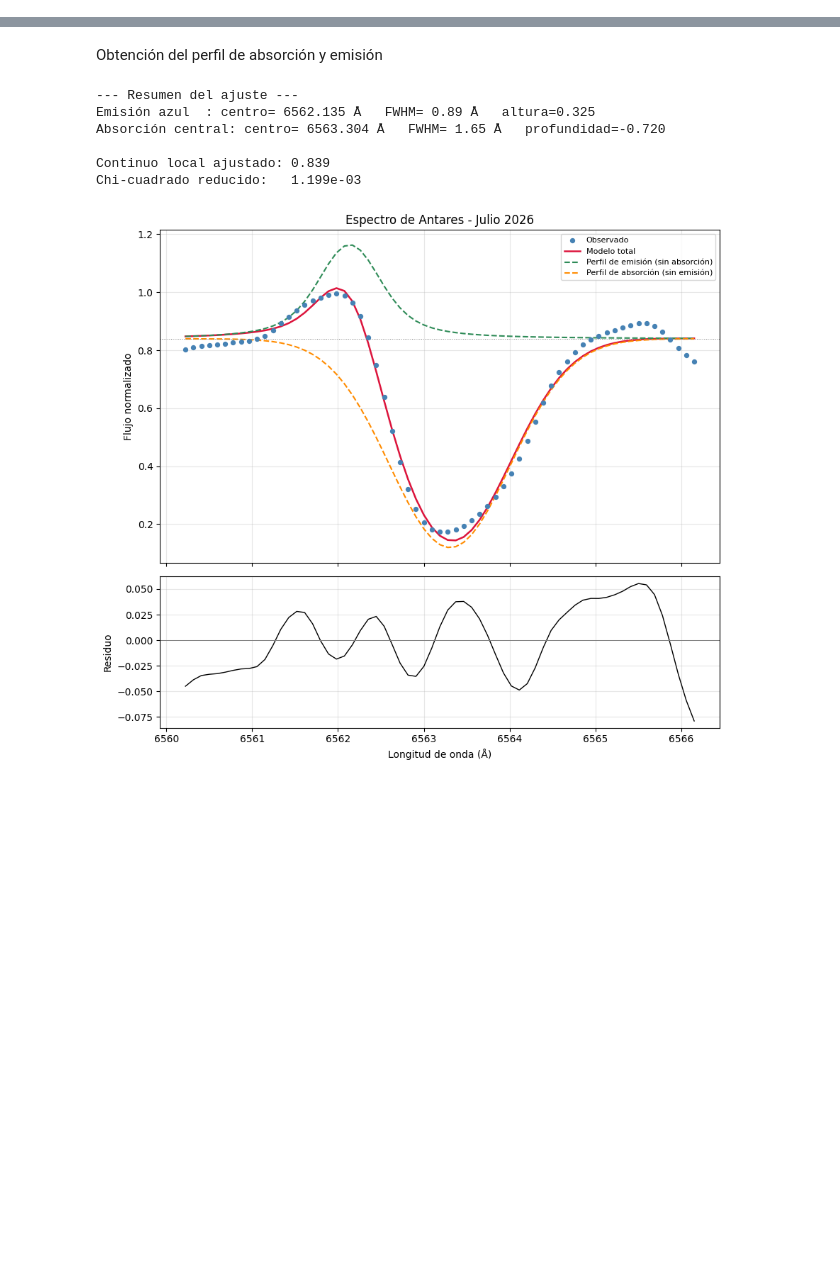
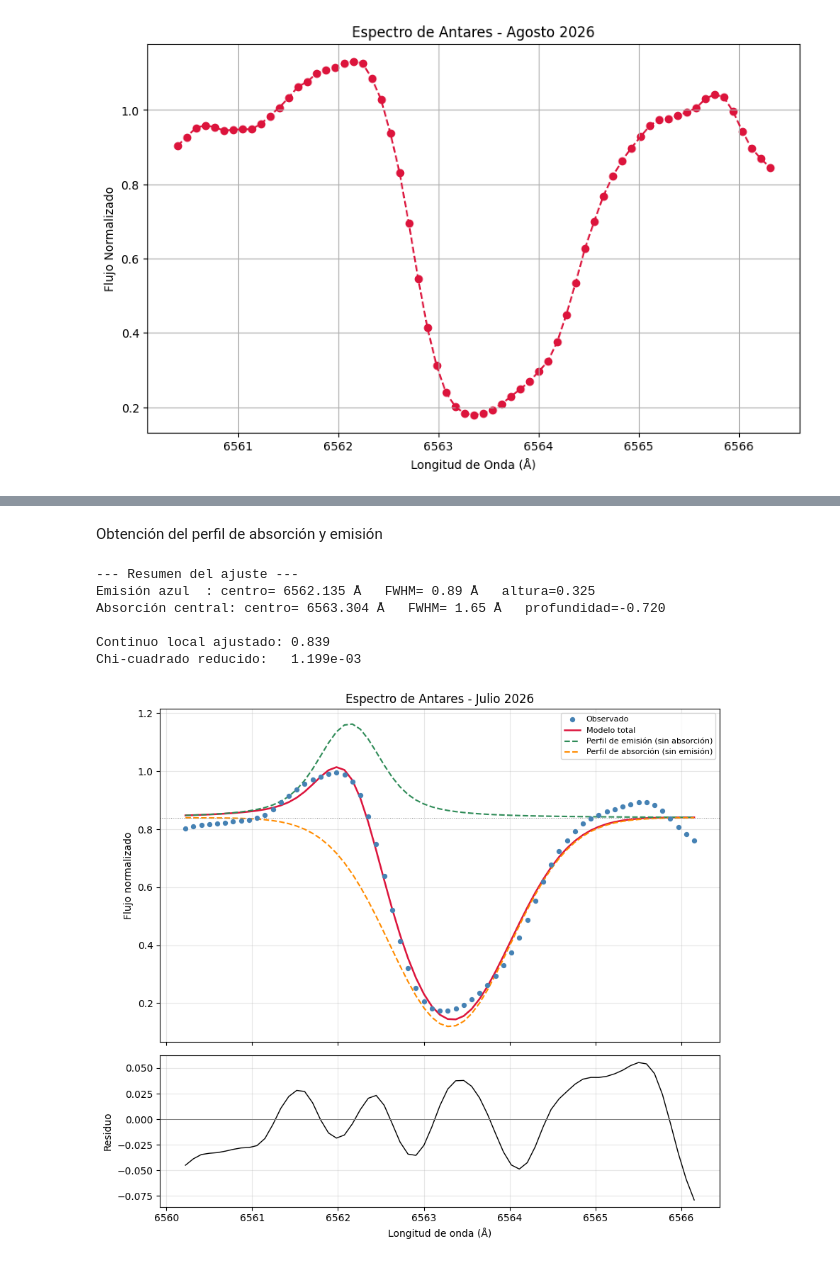
Before and after one commit to JessiDaniL/Tesis, a Jupyter notebook: Datos ESPARTACO/analisis_halpha_antares.ipynb, the cells around one changed output, grey strips where cells are left out. Saved outputs shown, nothing was run; the diff lists cells and outputs as text; code cells hidden in the pictures; blank space fills up the shorter version.

```diff
--- a/Datos ESPARTACO/analisis_halpha_antares.ipynb
+++ b/Datos ESPARTACO/analisis_halpha_antares.ipynb
@@ -58,0 +76,23 @@ plt.show()
+# %%
+pixeles_agosto = antares_agosto["pixel"].values
+flujo_agosto = antares_agosto["flujo normalizado"].values
+longitudes_observadas_agosto = 1.39394098683175e-18 * pixeles_agosto**6 - 6.58044383788171E-15*pixeles_agosto**5 + 1.16354508506345E-11*pixeles_agosto**4 - 9.29864698195214E-09*pixeles_agosto**3 + 3.02469198127472E-06*pixeles_agosto**2 + 0.0924365570558958*pixeles_agosto + 6492.49282015586
+# %%
+centro_agosto = 6563.35423
+
+indices_cercanos_agosto = np.where((longitudes_observadas_agosto >= centro_agosto - 3) & (longitudes_observadas_agosto <= centro_agosto + 3))[0]
+
+
+datos_cercanos_agosto = pd.DataFrame({'longitud_observada': longitudes_observadas_agosto[indices_cercanos_agosto], 'flujo_normalizado': flujo_agosto[indices_cercanos_agosto]})
+
+plt.figure(figsize=(10, 6))
+plt.plot(datos_cercanos_agosto["longitud_observada"], datos_cercanos_agosto["flujo_normalizado"], '--', color = "crimson")
+plt.scatter(datos_cercanos_agosto["longitud_observada"], datos_cercanos_agosto["flujo_normalizado"], color = "crimson")
+
+plt.xlabel("Longitud de Onda (Å)")
+plt.ylabel("Flujo Normalizado")
+plt.title("Espectro de Antares - Agosto 2026")
+plt.grid(True)
+plt.show()
+# %% [output]
+[figure, added]
```
Also changed, not shown: parts of 8 cells of this notebook.
